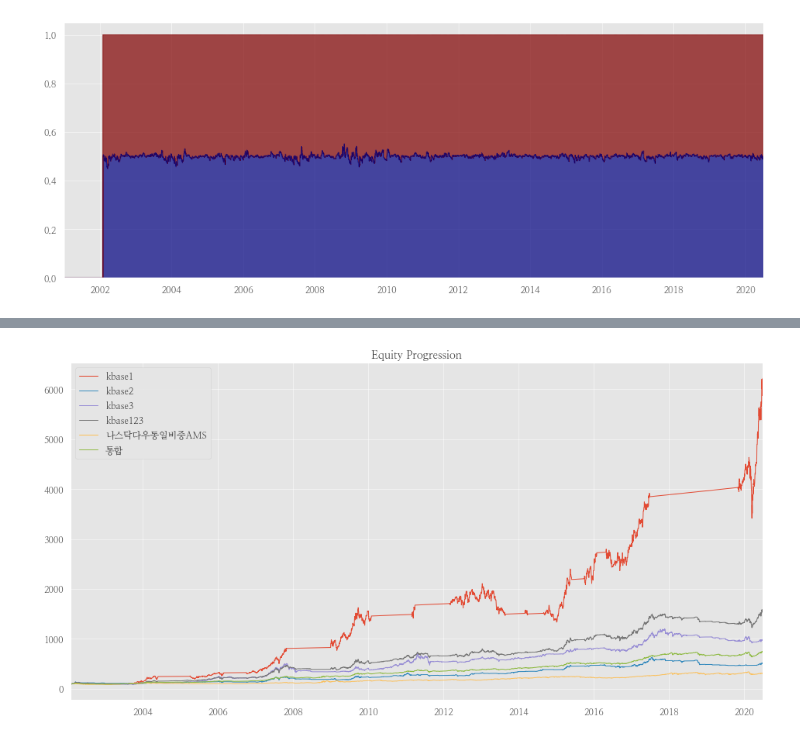
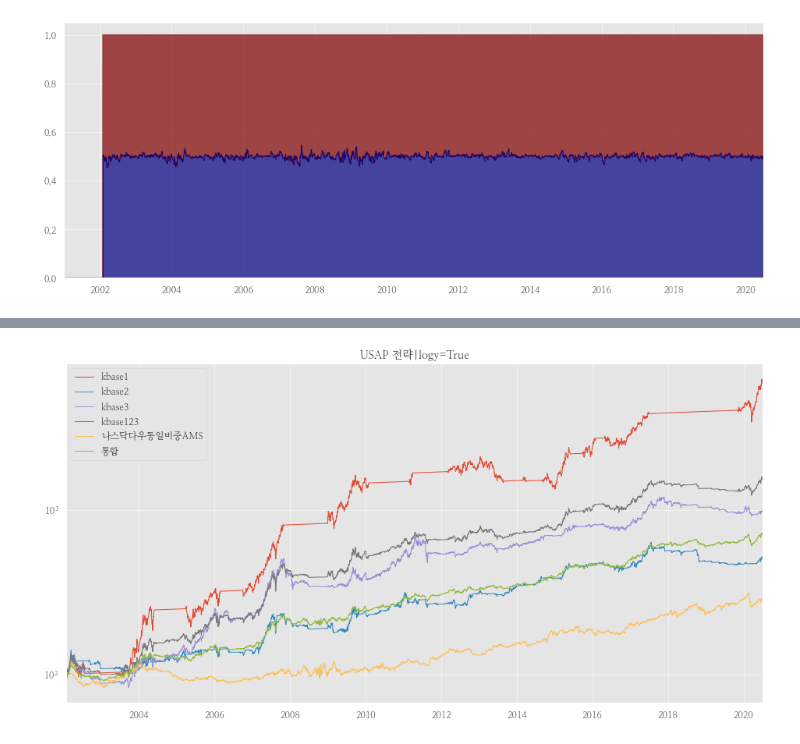
Before and after one commit to hermian/USAP, a Jupyter notebook: 대통합.ipynb, the cells around one changed output, grey strips where cells are left out. Drawn from its saved outputs; the diff is of its cells as text; code cells hidden in the pictures.

```diff
--- a/대통합.ipynb
+++ b/대통합.ipynb
@@ -234,8 +242,8 @@ r_all.get_security_weights('통합').plot.area(stacked=True, alpha=0.7, legend=F
 # %%
-ax = r_all.plot(figsize=(16,8));
+ax = r_all.plot(figsize=(16,8), logy=True, title="USAP 전략|logy=True");
 plt.legend(loc="upper left");
 # %% [output]
-[figure, old version]
+[figure, new version]
 # %%
 r_all['통합'].prices.to_drawdown_series().plot.area(stacked=False, alpha=0.3, figsize=(16, 6));
 # %% [output]
```
Also changed, not shown: parts of 6 cells of this notebook, 5 other files.
